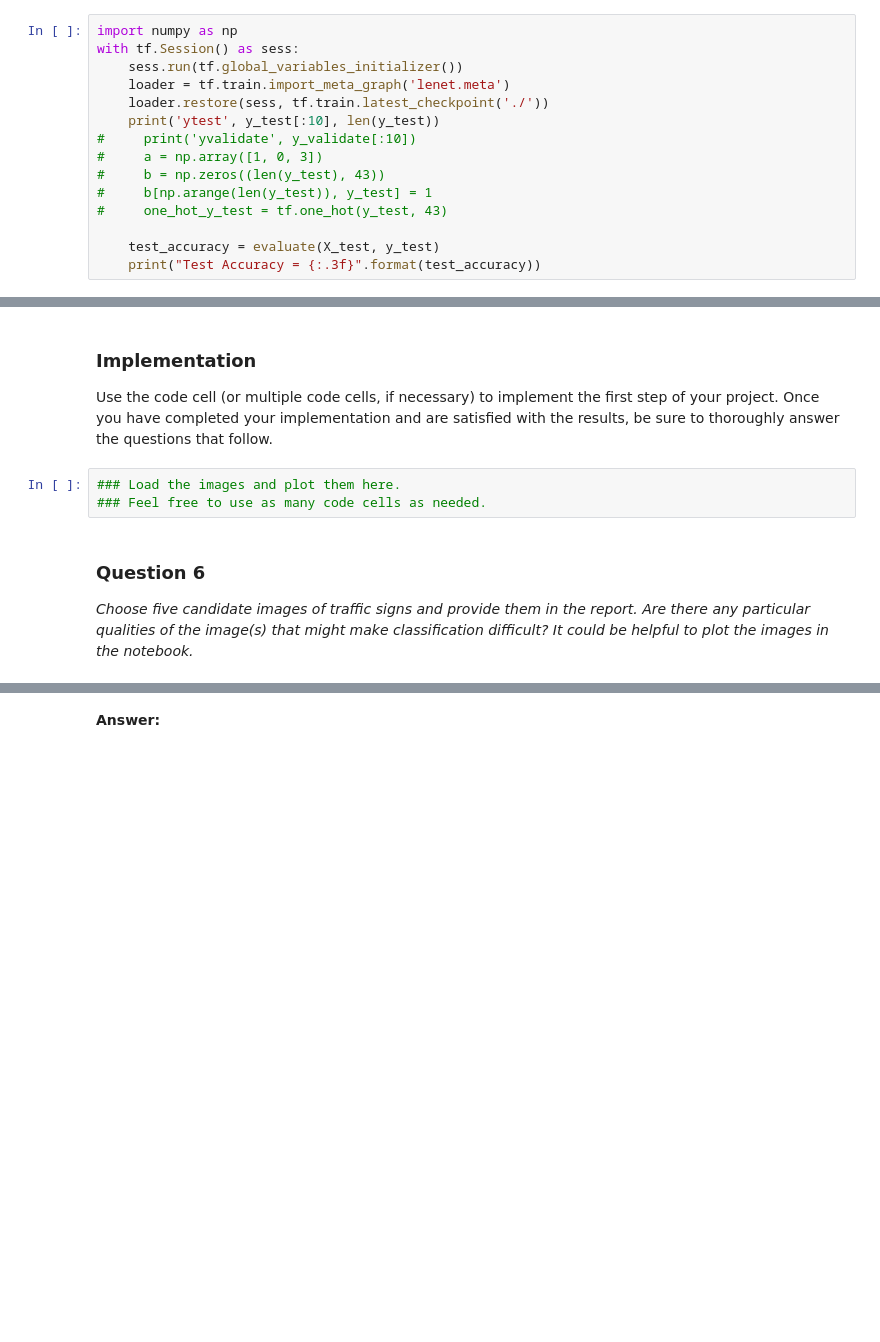
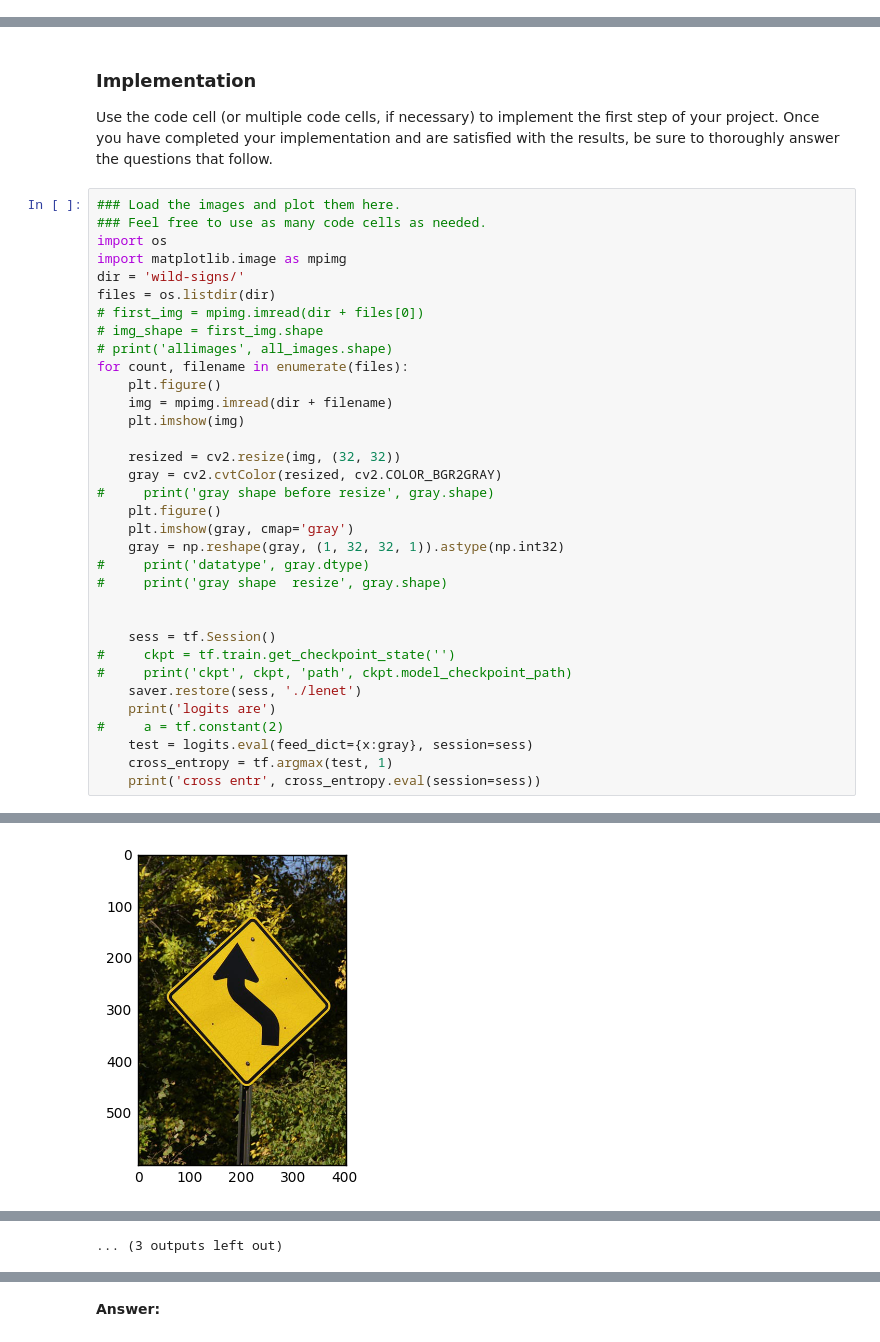
Before and after one commit to BillZito/traffic-sign-classification, a Jupyter notebook: Traffic_Sign_Classifier.ipynb, the cells around one changed output, grey strips where cells are left out. Drawn from its saved outputs; the diff is of its cells as text; blank space fills up the shorter version.

Commit message:
Preprocess by using grayscale images

```diff
--- a/Traffic_Sign_Classifier.ipynb
+++ b/Traffic_Sign_Classifier.ipynb
@@ -379,15 +370,0 @@ _How did you train your model? (Type of optimizer, batch size, epochs, hyperpara
-# %%
-import numpy as np
-with tf.Session() as sess:
-    sess.run(tf.global_variables_initializer())
-    loader = tf.train.import_meta_graph('lenet.meta')
-    loader.restore(sess, tf.train.latest_checkpoint('./'))
-    print('ytest', y_test[:10], len(y_test))
-#     print('yvalidate', y_validate[:10])
-#     a = np.array([1, 0, 3])
-#     b = np.zeros((len(y_test), 43))
-#     b[np.arange(len(y_test)), y_test] = 1
-#     one_hot_y_test = tf.one_hot(y_test, 43)
-
-    test_accuracy = evaluate(X_test, y_test)
-    print("Test Accuracy = {:.3f}".format(test_accuracy))
@@ -414,10 +400,38 @@ You may find `signnames.csv` useful as it contains mappings from the class id (i
 ### Implementation
 
 Use the code cell (or multiple code cells, if necessary) to implement the first step of your project. Once you have completed your implementation and are satisfied with the results, be sure to thoroughly answer the questions that follow.
-# %%
-### Load the images and plot them here.
-### Feel free to use as many code cells as needed.
-# %% [markdown]
-### Question 6
-
-_Choose five candidate images of traffic signs and provide them in the report. Are there any particular qualities of the image(s) that might make classification difficult? It could be helpful to plot the images in the notebook._
+# %%
+### Load the images and plot them here.
+### Feel free to use as many code cells as needed.
+import os
+import matplotlib.image as mpimg
+dir = 'wild-signs/'
+files = os.listdir(dir)
+# first_img = mpimg.imread(dir + files[0])
+# img_shape = first_img.shape
+# print('allimages', all_images.shape)
+for count, filename in enumerate(files):
+    plt.figure()
+    img = mpimg.imread(dir + filename)
+    plt.imshow(img)
+
+    resized = cv2.resize(img, (32, 32))
+    gray = cv2.cvtColor(resized, cv2.COLOR_BGR2GRAY)
+#     print('gray shape before resize', gray.shape)
+    plt.figure()
+    plt.imshow(gray, cmap='gray')
+    gray = np.reshape(gray, (1, 32, 32, 1)).astype(np.int32)
+#     print('datatype', gray.dtype)
+#     print('gray shape  resize', gray.shape)
+
+
+    sess = tf.Session()
+#     ckpt = tf.train.get_checkpoint_state('')
+#     print('ckpt', ckpt, 'path', ckpt.model_checkpoint_path)
+    saver.restore(sess, './lenet')
+    print('logits are')
+#     a = tf.constant(2)
+    test = logits.eval(feed_dict={x:gray}, session=sess)
+    cross_entropy = tf.argmax(test, 1)
+    print('cross entr', cross_entropy.eval(session=sess))
+# %% [output]
@@ -423,0 +452 @@ _Choose five candidate images of traffic signs and provide them in the report. A
+[figure, added]
@@ -423,0 +463 @@ _Choose five candidate images of traffic signs and provide them in the report. A
+... (3 outputs left out)
```
Also changed, not shown: parts of 21 cells of this notebook, 4 other files.
